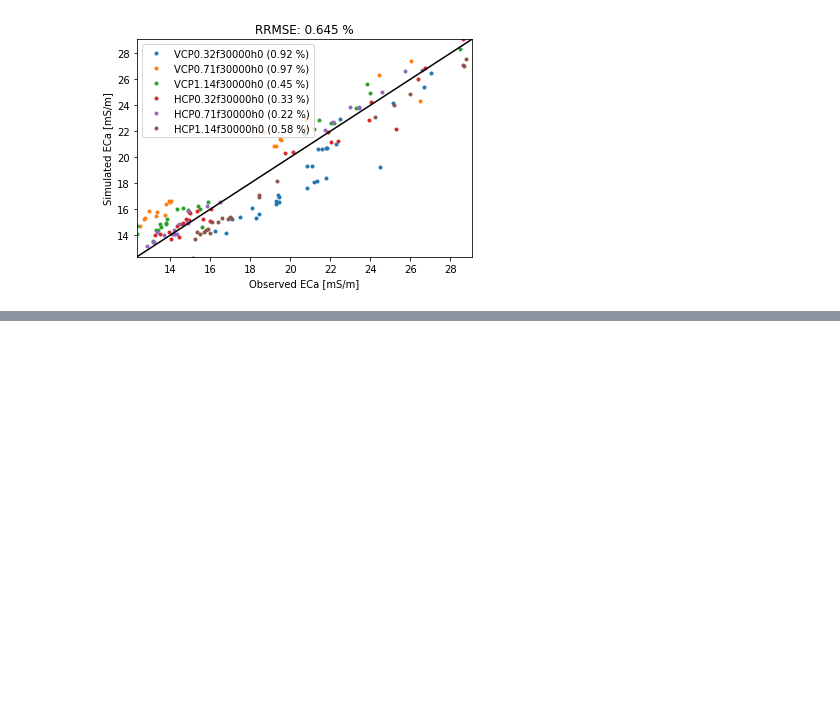
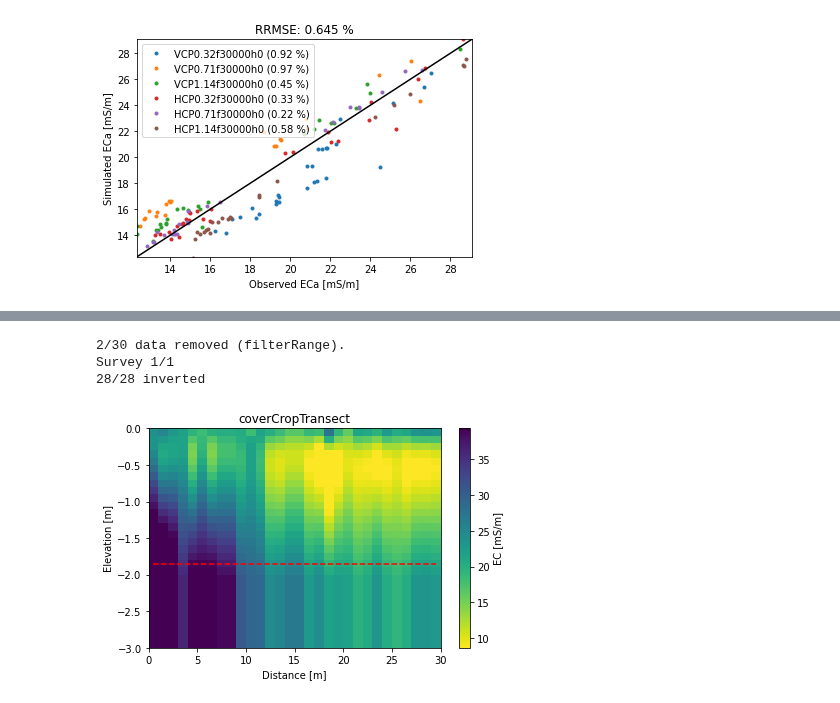
Before and after one commit to hkexgroup/emagpy, a Jupyter notebook: jupyter-notebook/sensitivity.ipynb, the cells around one changed output, grey strips where cells are left out. Cells and saved outputs as stored; diff of their text form; code cells hidden in the pictures; blank space fills up the shorter version.

Commit message:
adding computeDOI() and showResults(doi=True) to API (takes a while)

```diff
--- a/jupyter-notebook/sensitivity.ipynb
+++ b/jupyter-notebook/sensitivity.ipynb
@@ -62,0 +72,14 @@ k.showOne2one()
+# %%
+# for CS on no high EC ground, the DOI will be constant
+k = Problem()
+k.createSurvey('../src/examples/cover-crop/coverCropTransect.csv')
+k.filterRange(vmax=50)
+k.setInit(depths0=np.linspace(0.1, 2, 20))
+k.invert(method='Gauss-Newton')
+k.computeDOI()
+k.showResults(doi=True)
+# %% [output]
+2/30 data removed (filterRange).
+Survey 1/1
+28/28 inverted
+[figure, added]
```
Also changed, not shown: parts of 6 cells of this notebook, 1 other file.
